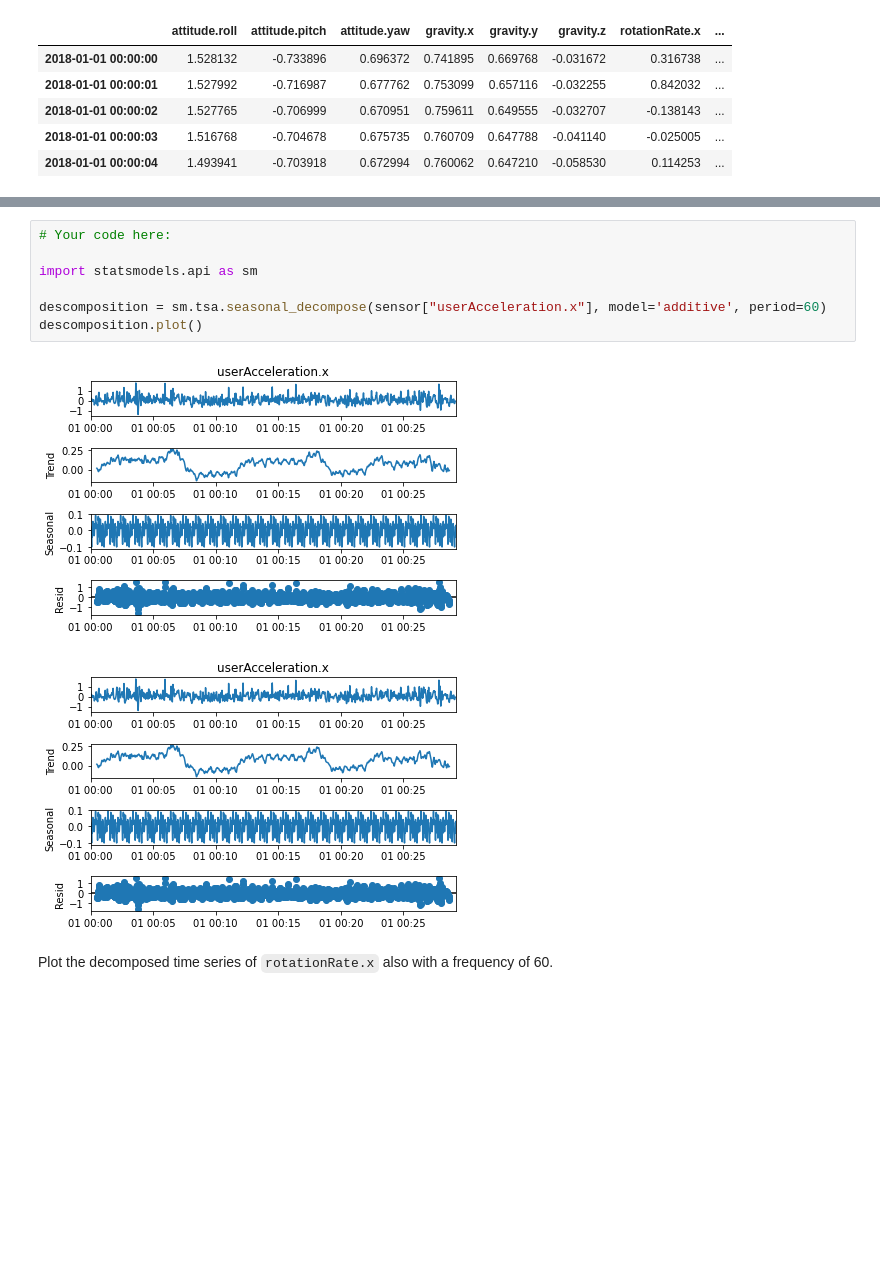
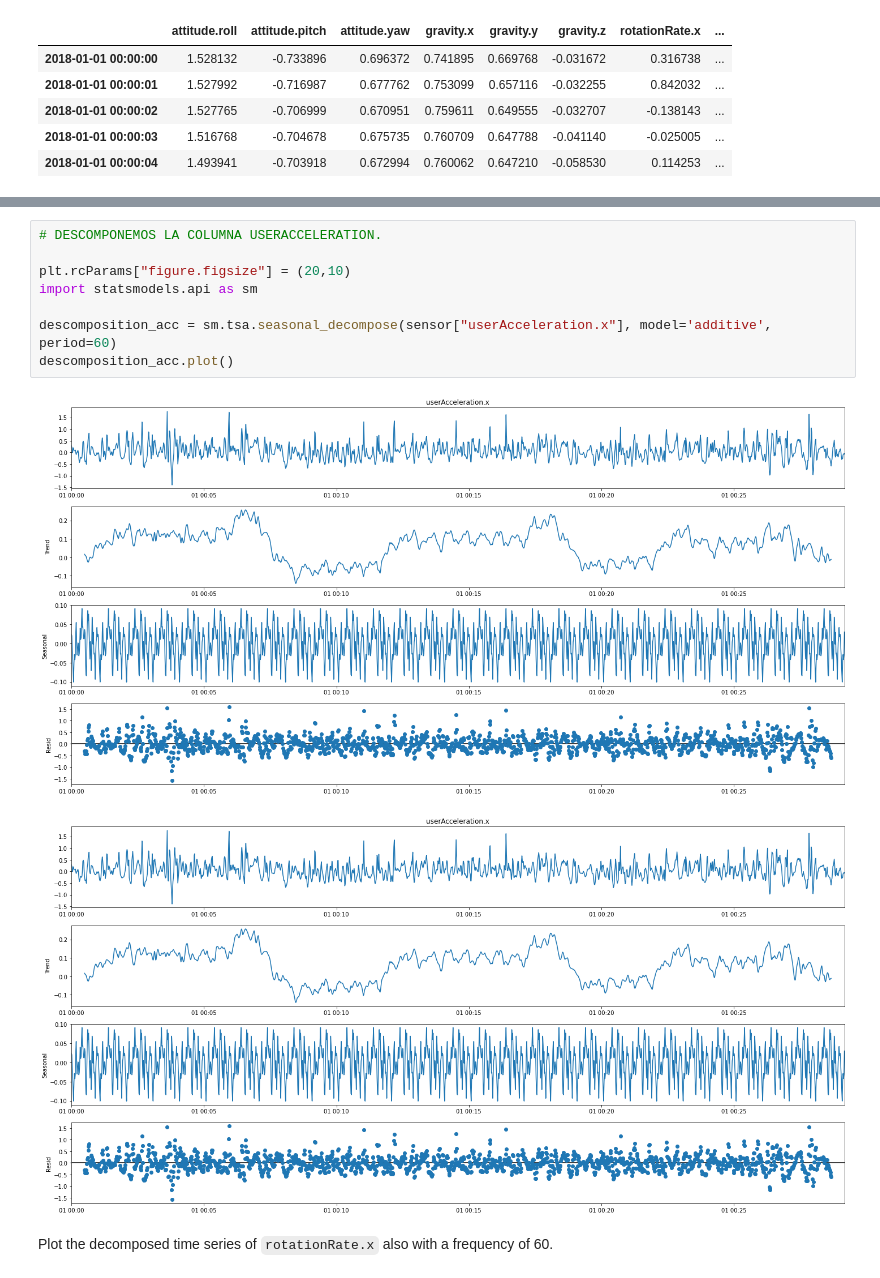
Before and after one commit to montesgrande95/dataptmad1121_labs, a Jupyter notebook: extra-work/m2/lab-time-series/your-code/main.ipynb, the cells around one changed output, grey strips where cells are left out. Saved outputs shown, nothing was run; the diff lists cells and outputs as text; blank space fills up the shorter version.

```diff
--- a/extra-work/m2/lab-time-series/your-code/main.ipynb
+++ b/extra-work/m2/lab-time-series/your-code/main.ipynb
@@ -113,15 +113,16 @@ Our next step is to decompose the time series and evaluate the patterns in the d
 
 ![time series decomposition](../images/tsa_decompose.png)
 # %%
-# Your code here:
+# DESCOMPONEMOS LA COLUMNA USERACCELERATION.
 
+plt.rcParams["figure.figsize"] = (20,10)
 import statsmodels.api as sm
 
-descomposition = sm.tsa.seasonal_decompose(sensor["userAcceleration.x"], model='additive', period=60)
-descomposition.plot()
+descomposition_acc = sm.tsa.seasonal_decompose(sensor["userAcceleration.x"], model='additive', period=60)
+descomposition_acc.plot()
 # %% [output]
-[figure, old version]
+[figure, new version]
-[figure, old version]
+[figure, new version]
 # %% [markdown]
 Plot the decomposed time series of `rotationRate.x` also with a frequency of 60.
 # %%
```
Also changed, not shown: parts of 5 cells of this notebook.
